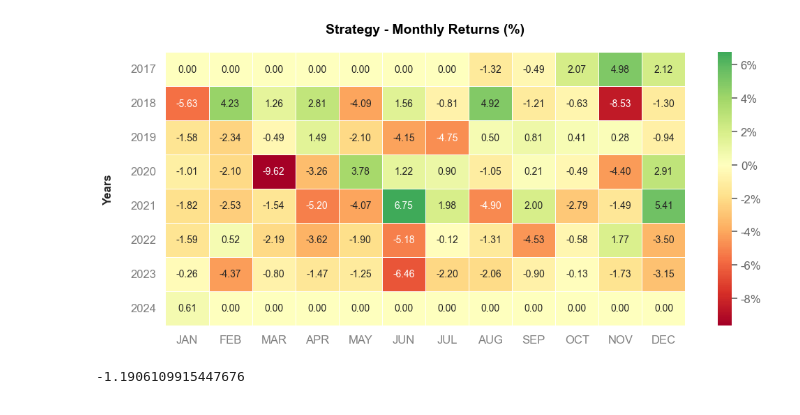
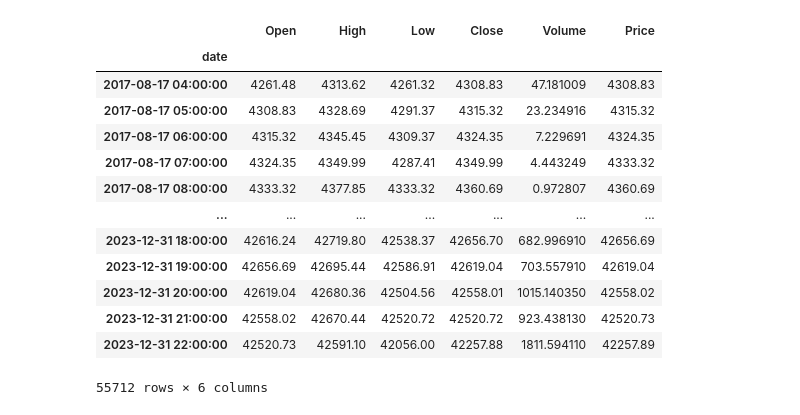
Before and after one commit to sharavsambuu/trading-cost-analysis, a Jupyter notebook: btc_macross_backtesting.ipynb, the cells around one changed output. Drawn from its saved outputs; the diff is of its cells as text; code cells hidden in the pictures.

```diff
--- a/btc_macross_backtesting.ipynb
+++ b/btc_macross_backtesting.ipynb
@@ -180,8 +0,0 @@ qs.plots.histogram(position_df['Account Change'])
-# %%
-qs.plots.monthly_heatmap(position_df['Account Change'])
-# %% [output]
-[figure, removed]
-# %%
-qs.stats.sharpe(position_df['Account Change'])
-# %% [output]
--1.1906109915447676
@@ -187,0 +25,31 @@ qs.stats.sharpe(position_df['Account Change'])
+# %%
+#%%
+
+df_ = pd.read_csv("./data/BTCUSDT/BTCUSDT.csv", parse_dates=True, index_col=0)
+df_.index = pd.to_datetime(df_.index, format='mixed')
+df_.index = pd.DatetimeIndex(df_.index)
+
+hours               = 1
+timeframe_by_minute = hours*60
+timeframe = f"{timeframe_by_minute}Min"
+
+df = df_.resample(timeframe).agg({'Open':'first', 'High':'max', 'Low':'min', 'Close':'last', 'Volume': 'sum'})
+df['Price'] = df['Open'].shift(-1)
+df.dropna(inplace=True)
+
+df
+# %% [output]
+|  | Open | High | Low | Close | Volume | Price |
+| date |  |  |  |  |  |  |
+| 2017-08-17 04:00:00 | 4261.48 | 4313.62 | 4261.32 | 4308.83 | 47.181009 | 4308.83 |
+| 2017-08-17 05:00:00 | 4308.83 | 4328.69 | 4291.37 | 4315.32 | 23.234916 | 4315.32 |
+| 2017-08-17 06:00:00 | 4315.32 | 4345.45 | 4309.37 | 4324.35 | 7.229691 | 4324.35 |
+| 2017-08-17 07:00:00 | 4324.35 | 4349.99 | 4287.41 | 4349.99 | 4.443249 | 4333.32 |
+| 2017-08-17 08:00:00 | 4333.32 | 4377.85 | 4333.32 | 4360.69 | 0.972807 | 4360.69 |
+| ... | ... | ... | ... | ... | ... | ... |
+| 2023-12-31 18:00:00 | 42616.24 | 42719.80 | 42538.37 | 42656.70 | 682.996910 | 42656.69 |
+| 2023-12-31 19:00:00 | 42656.69 | 42695.44 | 42586.91 | 42619.04 | 703.557910 | 42619.04 |
+| 2023-12-31 20:00:00 | 42619.04 | 42680.36 | 42504.56 | 42558.01 | 1015.140350 | 42558.02 |
+| 2023-12-31 21:00:00 | 42558.02 | 42670.44 | 42520.72 | 42520.72 | 923.438130 | 42520.73 |
+| 2023-12-31 22:00:00 | 42520.73 | 42591.10 | 42056.00 | 42257.88 | 1811.594110 | 42257.89 |
+55712 rows × 6 columns
```
Also changed, not shown: parts of 35 cells of this notebook, 1 other file.
